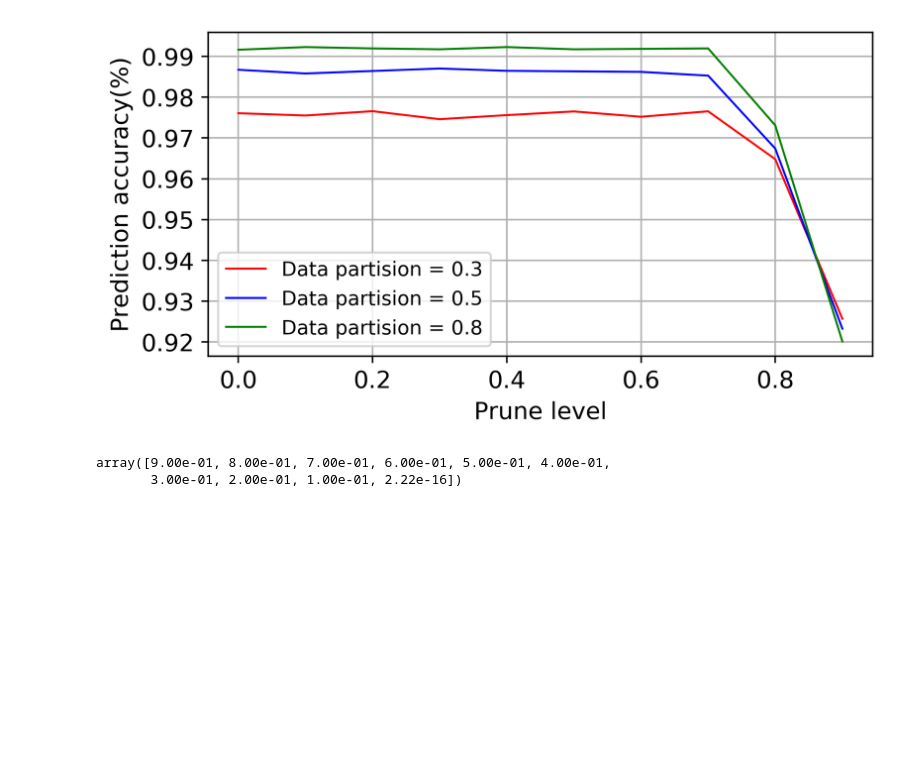
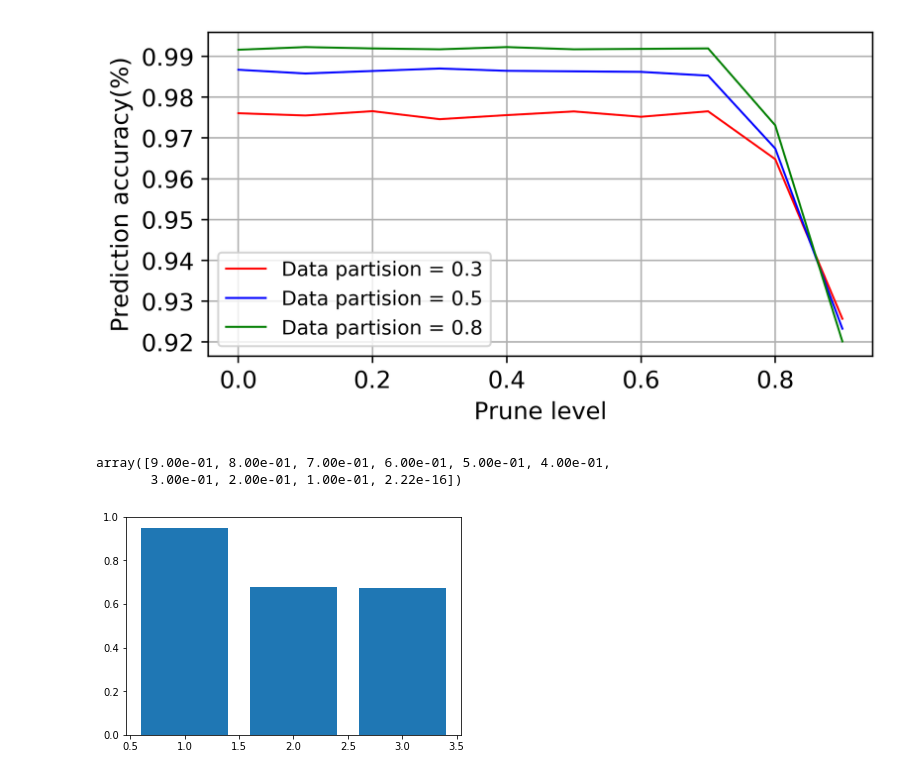
Before and after one commit to mrinmoysarkar/UAV-STATE-Estimation, a Jupyter notebook: Python_implementation/decisiontree_python_implementation.ipynb, the cells around one changed output. Saved outputs shown, nothing was run; the diff lists cells and outputs as text; code cells hidden in the pictures; blank space fills up the shorter version.

```diff
--- a/Python_implementation/decisiontree_python_implementation.ipynb
+++ b/Python_implementation/decisiontree_python_implementation.ipynb
@@ -854,3 +918,10 @@ prunelevel
 # %% [output]
 array([9.00e-01, 8.00e-01, 7.00e-01, 6.00e-01, 5.00e-01, 4.00e-01,
        3.00e-01, 2.00e-01, 1.00e-01, 2.22e-16])
+# %%
+h = np.mean(trainaccClf,axis=1)
+# %%
+plt.bar([1,2,3],h)
+plt.show()
+# %% [output]
+[figure, added]
```
Also changed, not shown: parts of 2 cells of this notebook, 1 other file.
